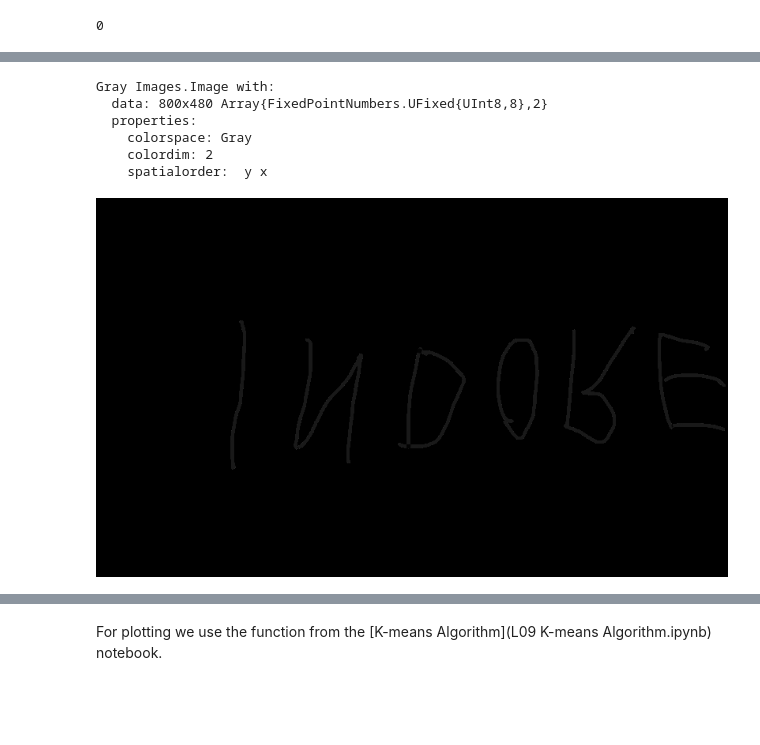
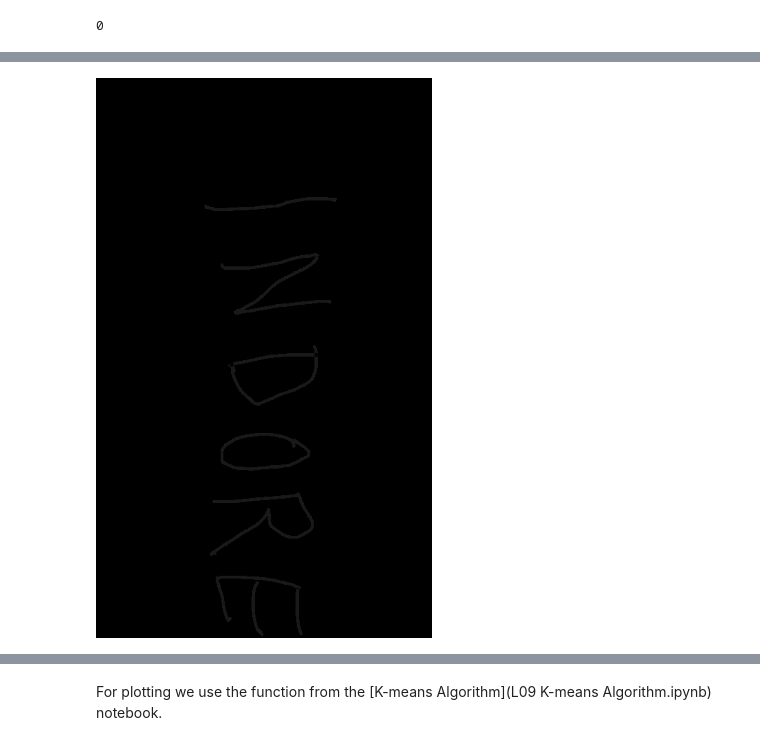
Before and after one commit to ivanslapnicar/GIAN-Applied-NLA-Course, a Jupyter notebook: src/Module C - Applications/S5 Examples in Data Clustering.ipynb, the cells around one changed output, grey strips where cells are left out. Cells and saved outputs as stored; diff of their text form; code cells hidden in the pictures; blank space fills up the shorter version.

```diff
--- a/src/Module C - Applications/S5 Examples in Data Clustering.ipynb
+++ b/src/Module C - Applications/S5 Examples in Data Clustering.ipynb
@@ -97,16 +71,5 @@ sum(A.>0), prod(size(A))
-# %%
-imgsep1=similar(imgsep)
-imgsep1.data=A
-show(imgsep1)
-# %% [output]
-Gray Images.Image with:
-  data: 800x480 Array{FixedPointNumbers.UFixed{UInt8,8},2}
-  properties:
-    colorspace: Gray
-    colordim: 2
-    spatialorder:  y x
-# %%
-img1=convert(Image{Gray},imgsep1)
-# %% [output]
-[figure, removed]
+# %%
+colorview(Gray,A)
+# %% [output]
+[figure, added]
 # %%
```
Also changed, not shown: parts of 18 cells of this notebook, 2 other files.
